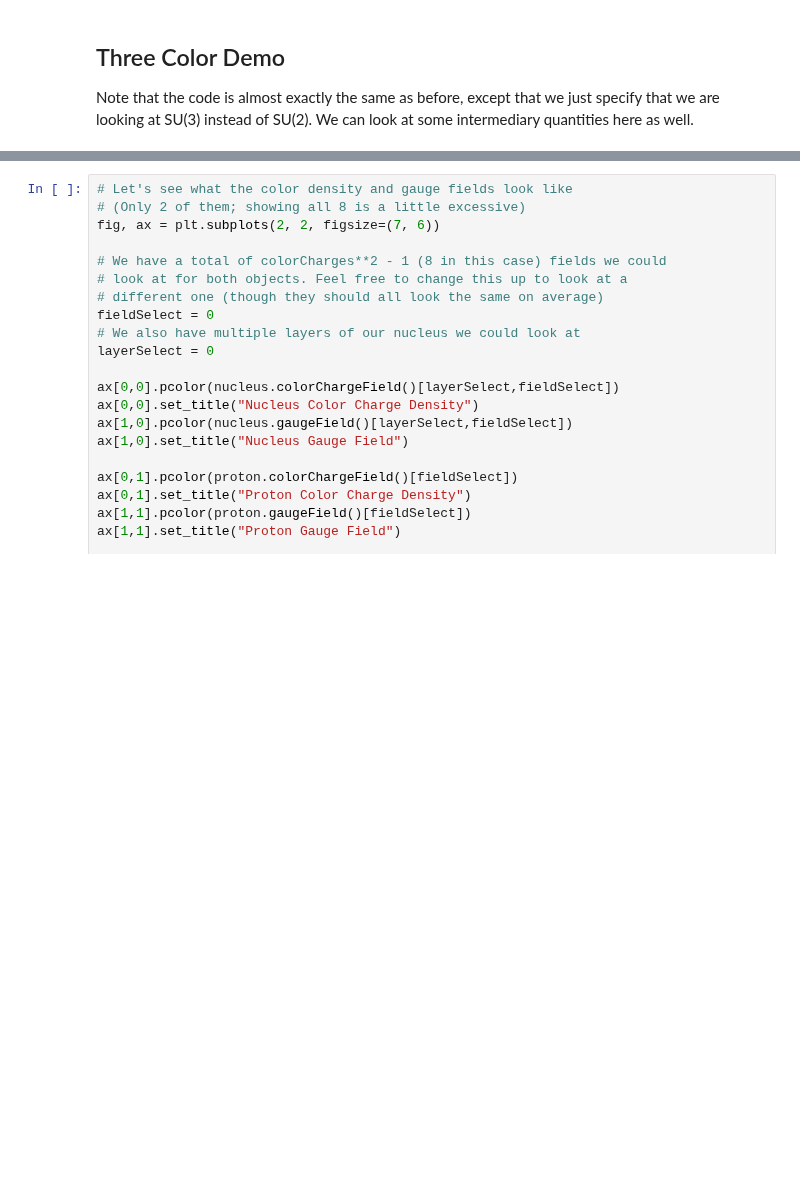
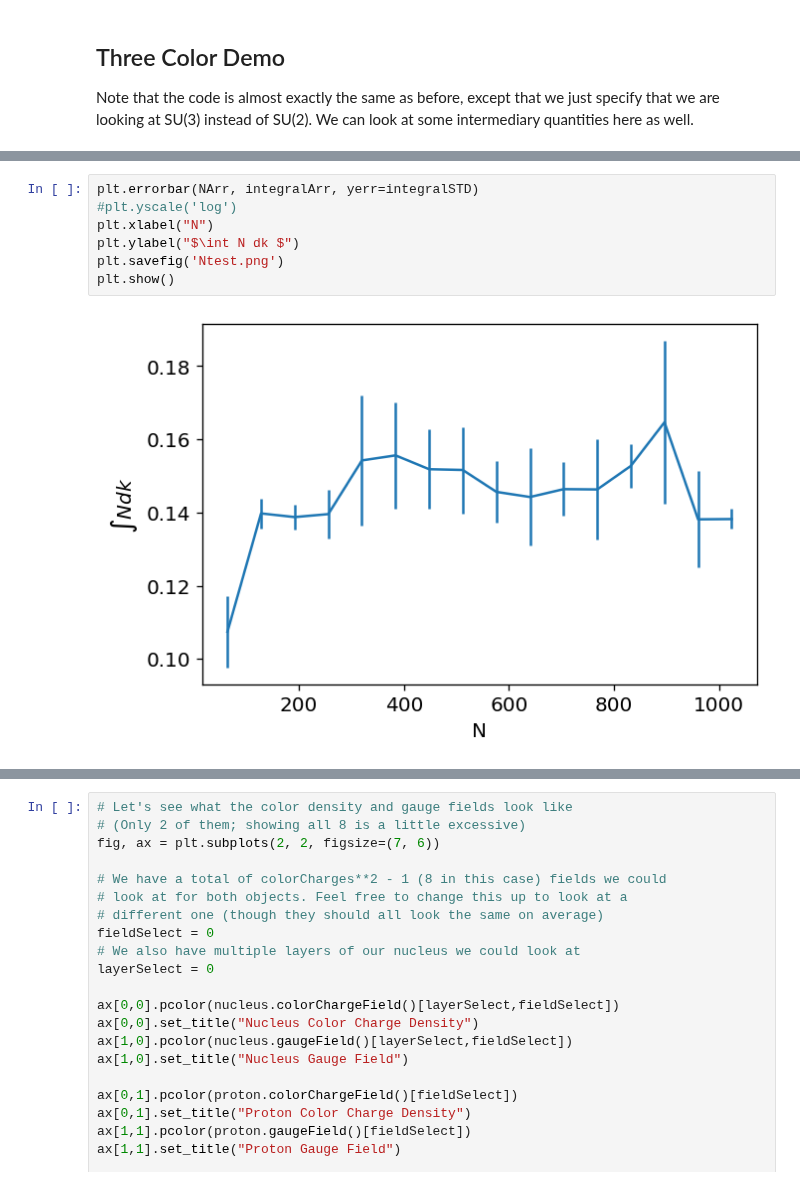
Before and after one commit to Jfeatherstone/ColorGlass, a Jupyter notebook: demo.ipynb, the cells around one changed output, grey strips where cells are left out. Saved outputs shown, nothing was run; the diff lists cells and outputs as text; blank space fills up the shorter version.

```diff
--- a/demo.ipynb
+++ b/demo.ipynb
@@ -98,0 +156,9 @@ Calculating Collision fourier harmonic: 0..........finished!
+# %%
+plt.errorbar(NArr, integralArr, yerr=integralSTD)
+#plt.yscale('log')
+plt.xlabel("N")
+plt.ylabel("$\int N dk $")
+plt.savefig('Ntest.png')
+plt.show()
+# %% [output]
+[figure, added]
```
Also changed, not shown: parts of 5 cells of this notebook, 9 other files.
